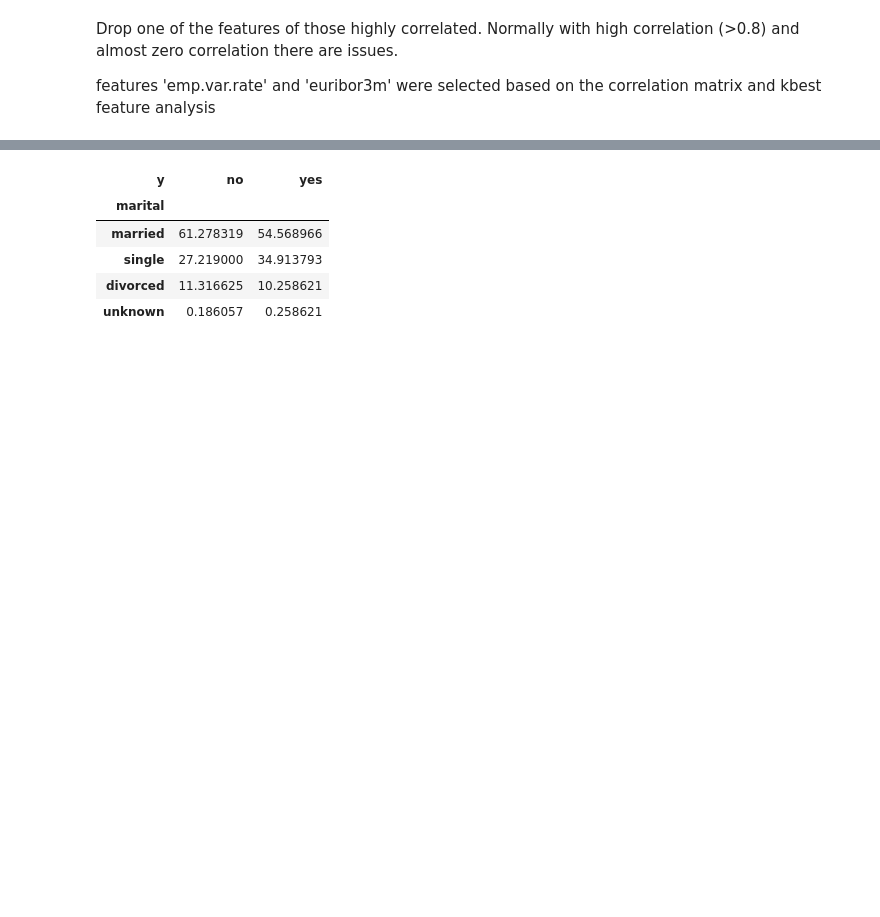
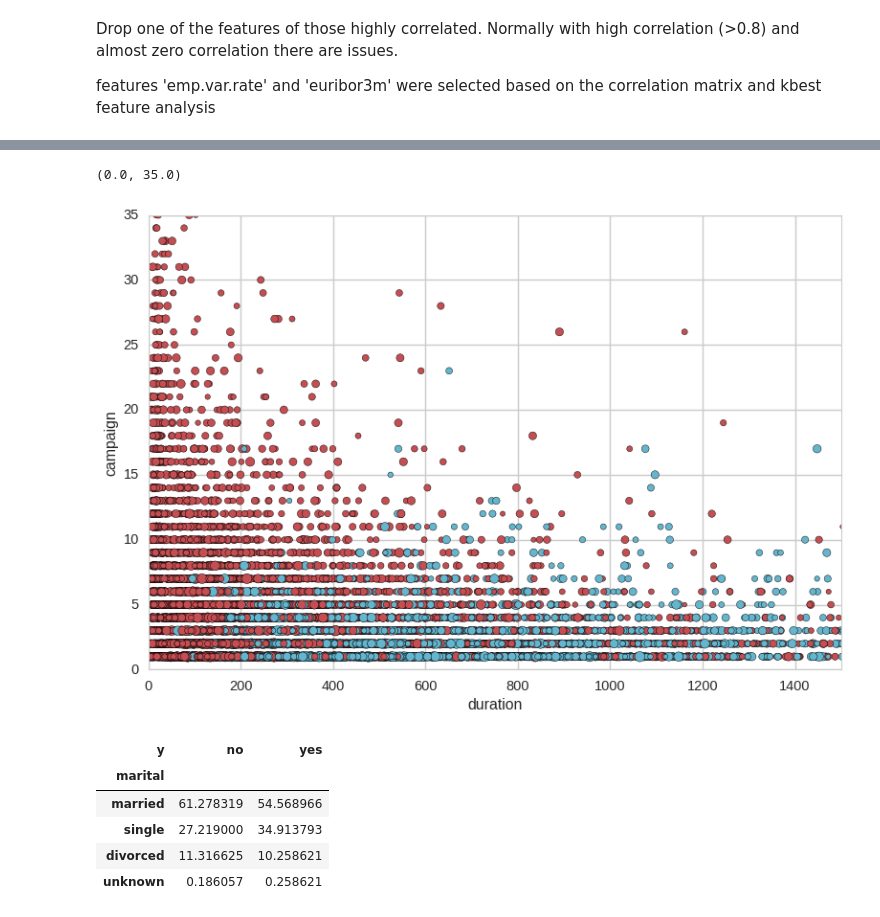
Before and after one commit to Sahel-Eskandar/Term-Deposit, a Jupyter notebook: Notebook/preprocessing.ipynb, the cells around one changed output, grey strips where cells are left out. Drawn from its saved outputs; the diff is of its cells as text; code cells hidden in the pictures; blank space fills up the shorter version.

```diff
--- a/Notebook/preprocessing.ipynb
+++ b/Notebook/preprocessing.ipynb
@@ -296,3 +280,13 @@ plt.show()
+# %%
+dfy = df.copy()
+dfy.y.replace('yes','c',inplace= True)
+dfy.y.replace('no','r',inplace= True)
+ax = dfy.plot.scatter('duration', 'campaign', s='age',c = 'y', colormap='viridis')
+plt.xlim(xmin = 0, xmax= 1500)
+plt.ylim(ymin = 0, ymax= 35)
+# %% [output]
+(0.0, 35.0)
+[figure, added]
 # %%
 marital_percent = pd.crosstab(df['marital'], df['y']).apply(lambda x: x/x.sum() * 100)
 marital_percent.sort_values(by='yes', ascending=False)
```
Also changed, not shown: parts of 30 cells of this notebook.
